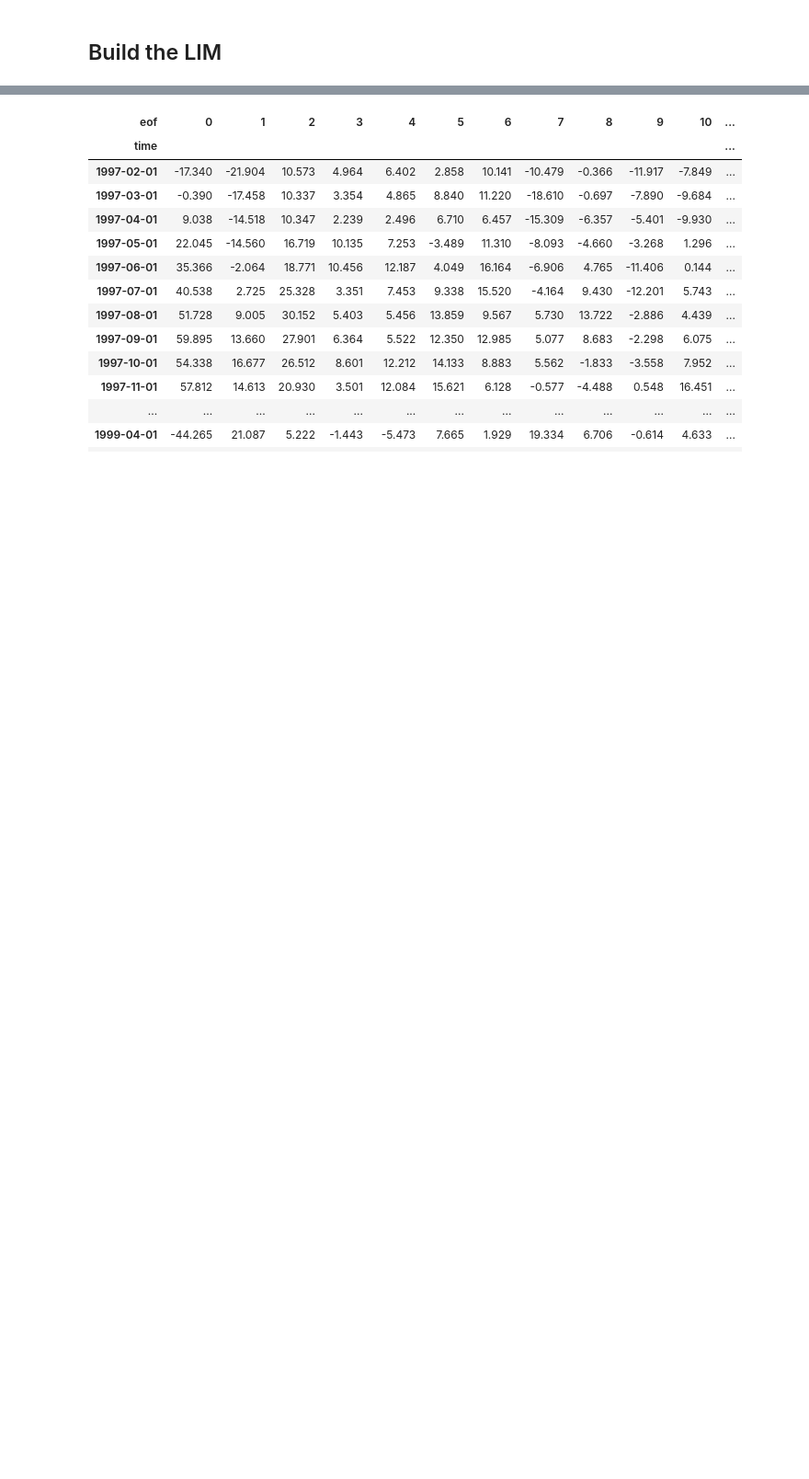
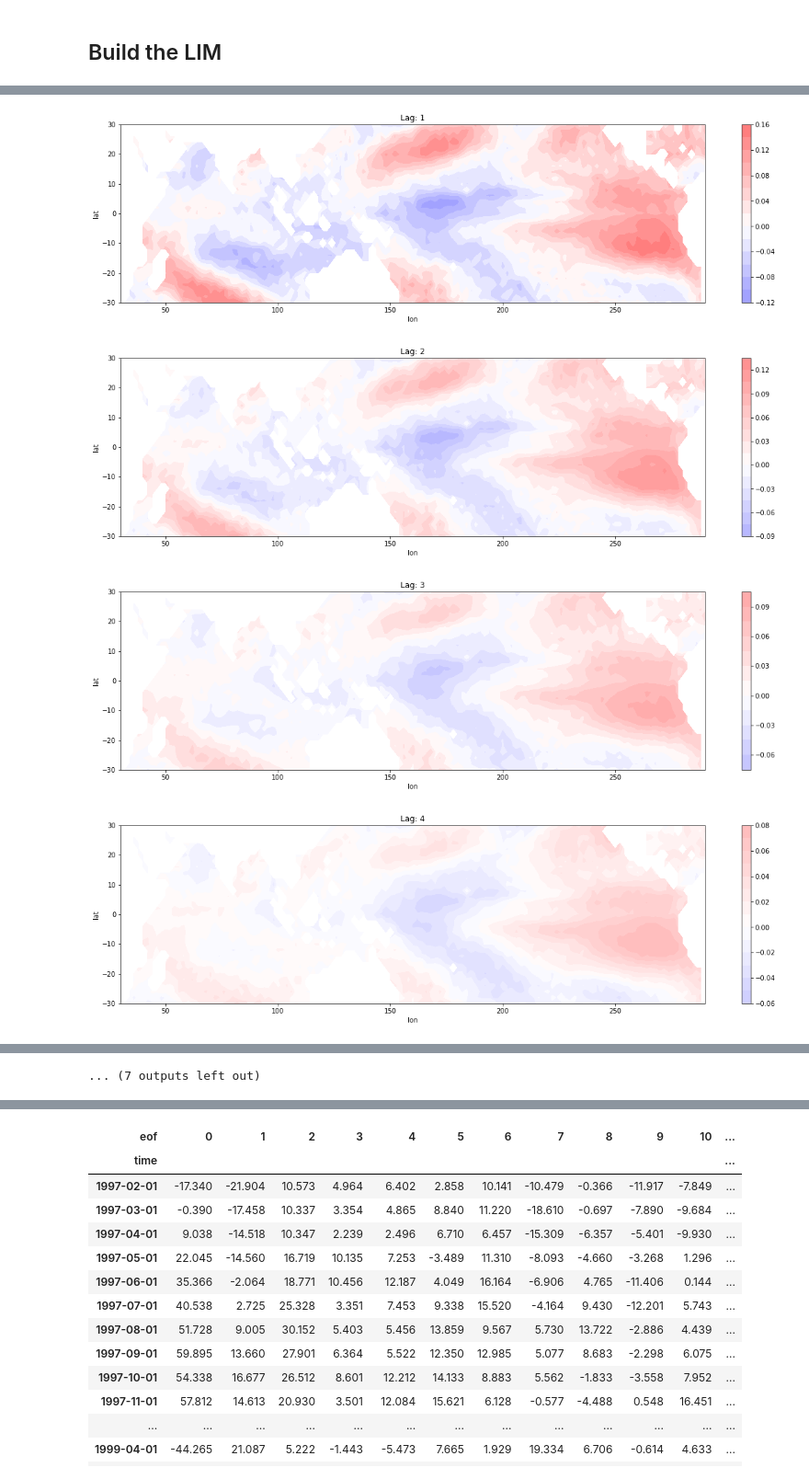
Before and after one commit to lucien-sim/sst_model, a Jupyter notebook: notebooks/lim_construction.ipynb, the cells around one changed output, grey strips where cells are left out. Shown at 92% size. Drawn from its saved outputs; the diff is of its cells as text; code cells hidden in the pictures; blank space fills up the shorter version.

```diff
--- a/notebooks/lim_construction.ipynb
+++ b/notebooks/lim_construction.ipynb
@@ -571,0 +705,31 @@ X[0, :].reshape(1, -1).shape
+# %%
+lags = range(1, 20)
+skill_r = [
+    pcalim.calc_real_time_avg_spatial_skill(X=df_monthly.values, lag=l)
+    for l in lags
+]
+skill_r = pd.DataFrame(
+    data=np.concatenate(skill_r, axis=0),
+    columns=df_monthly.columns,
+    index=lags
+)
+skill_r.index.name = df_monthly.index.name
+detr_copy = df_tfm.inverse_transform(skill_r)
+for i, t in enumerate(skill_r.index):
+    plt.figure(figsize=[20, 5])
+    c = plt.contourf(
+        detr_copy.coords['longitude'],
+        detr_copy.coords['latitude'],
+        detr_copy[i, :, :],
+        cmap='bwr', vmin=-0.3, vmax=0.3, levels=15
+    )
+    plt.colorbar(c)
+    plt.xlabel('lon')
+    plt.ylabel('lat')
+    plt.title(f'Lag: {t}')
+    plt.show()
+# %% [output]
+[figure, added]
+[figure, added]
+[figure, added]
+[figure, added]
@@ -571,0 +744 @@ X[0, :].reshape(1, -1).shape
+... (7 outputs left out)
```
Also changed, not shown: parts of 16 cells of this notebook.
